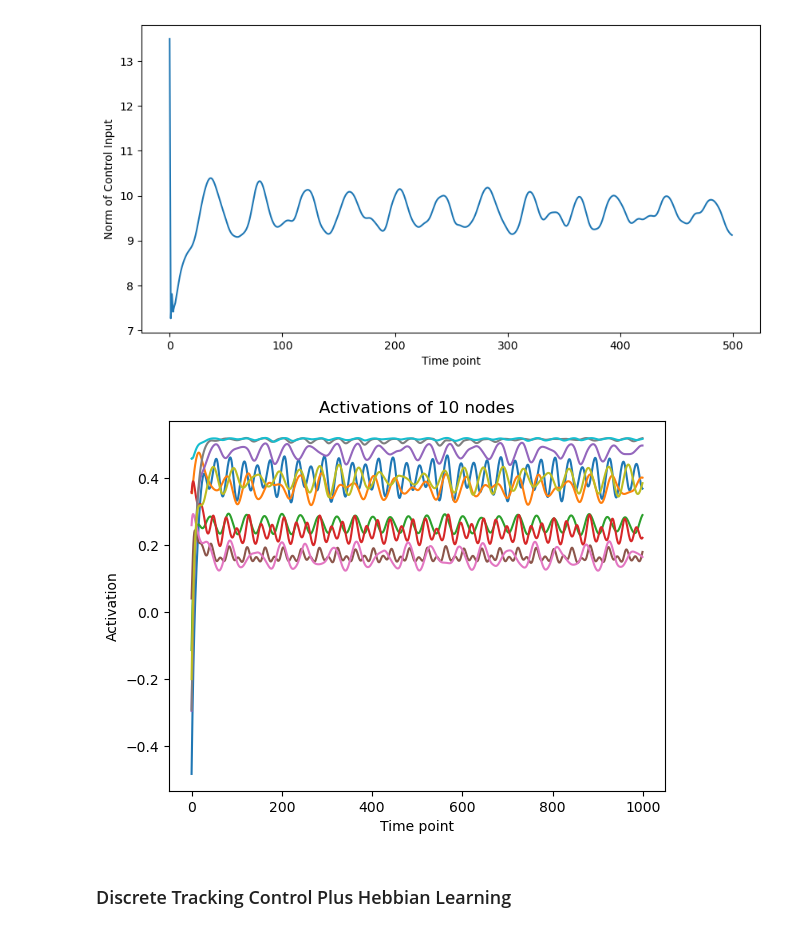
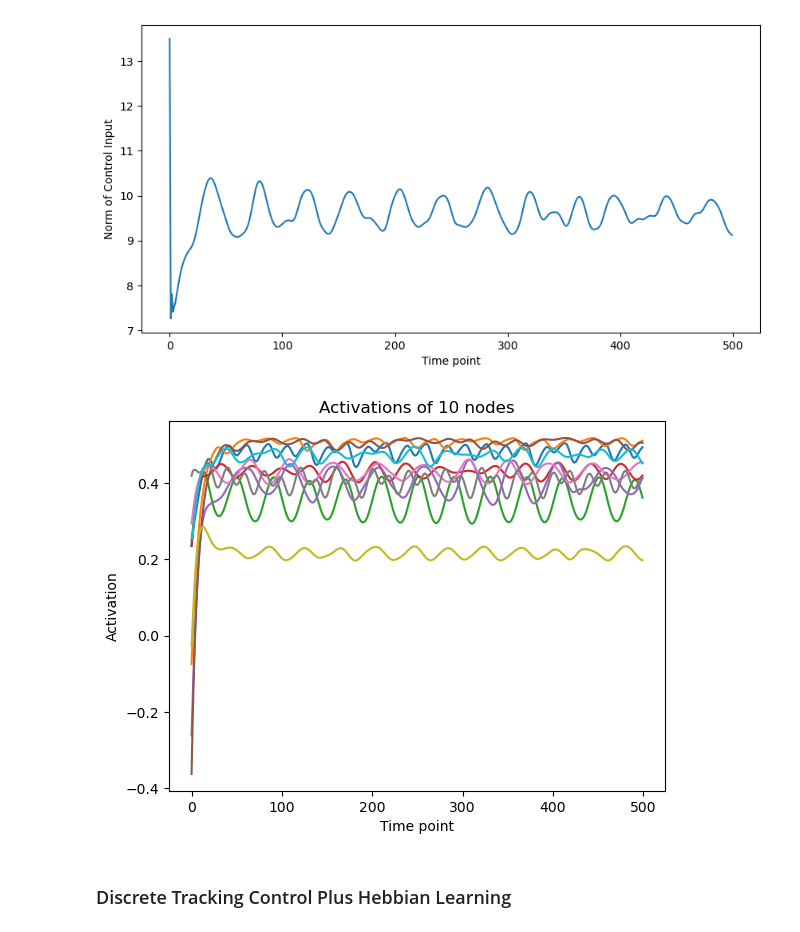
Before and after one commit to BeiGeJin/FBRNN, a Jupyter notebook: RNN/FORCE/FORCE_tracking_full_p20_basis.ipynb, the cells around one changed output. Drawn from its saved outputs; the diff is of its cells as text; code cells hidden in the pictures.

```diff
--- a/RNN/FORCE/FORCE_tracking_full_p20_basis.ipynb
+++ b/RNN/FORCE/FORCE_tracking_full_p20_basis.ipynb
@@ -358,15 +358,15 @@ if SAVEFIG:
 # %%
 all_xs_fb = np.concatenate(xs_fb, axis=1)
 # fig, ax = plt.subplots(figsize=(10, 5))
-for i in range(20, 30):
-    plt.plot(all_xs_fb[i,0:1000], label=f"Node {i}")
+for i in range(10, 20):
+    plt.plot(all_xs_fb[i,0:500], label=f"Node {i}")
 plt.xlabel("Time point")
 plt.ylabel("Activation")
 plt.title("Activations of 10 nodes")
 if SAVEFIG:
     plt.savefig("fig/FORCE_basis_tracking_activations_0510.png")
 # %% [output]
-[figure, old version]
+[figure, new version]
 # %% [markdown]
 ### Discrete Tracking Control Plus Hebbian Learning
 # %%
```
Also changed, not shown: 3 other files.
